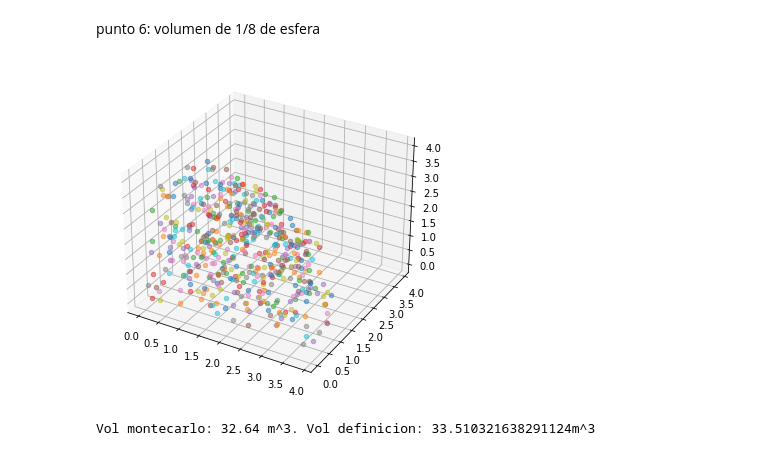
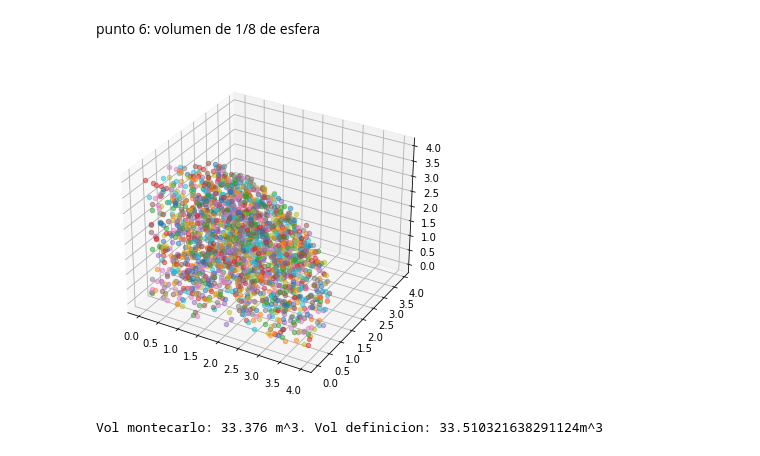
Before and after one commit to dai-dominikow/INSPT-computacion3, a Jupyter notebook: Trabajos-practicos/TP6 - montecarlo.ipynb, the cells around one changed output. Cells and saved outputs as stored; diff of their text form; code cells hidden in the pictures.

Commit message:
add 3d plot

```diff
--- a/Trabajos-practicos/TP6 - montecarlo.ipynb
+++ b/Trabajos-practicos/TP6 - montecarlo.ipynb
@@ -106,29 +106,29 @@ print(solucion)
 punto 6: volumen de 1/8 de esfera
 # %%
 suma = 0
-N = 1000
+N = 4000
 R = 4
 fig = plt.figure(figsize=(6,6))
 ax = fig.add_subplot( projection='3d')
 
 for i in range (N):
     #como los nros son positivos, va a estar en el primer octante
     x = rnd.random() * R
     y = rnd.random() * R
     z = rnd.random() * R
     d = x**2 + y**2
 
     if R**2 >= d :
         if z <=  m.sqrt(R**2 - d):
                 suma = suma + 1
                 ax.scatter(x,y,z, alpha=0.5)
 
 plt.show()
 integral = suma / N
 vol_recinto = R * R * R
 vol_mc = integral * vol_recinto
 vol_def = ((4/3) * m.pi * R**3 )/ 8
 print('Vol montecarlo: '+ str(vol_mc) + ' m^3. Vol definicion: ' + str(vol_def) + 'm^3' )
 # %% [output]
-[figure, old version]
+[figure, new version]
-Vol montecarlo: 32.64 m^3. Vol definicion: 33.510321638291124m^3
+Vol montecarlo: 33.376 m^3. Vol definicion: 33.510321638291124m^3
```
Also changed, not shown: parts of 4 cells of this notebook.
